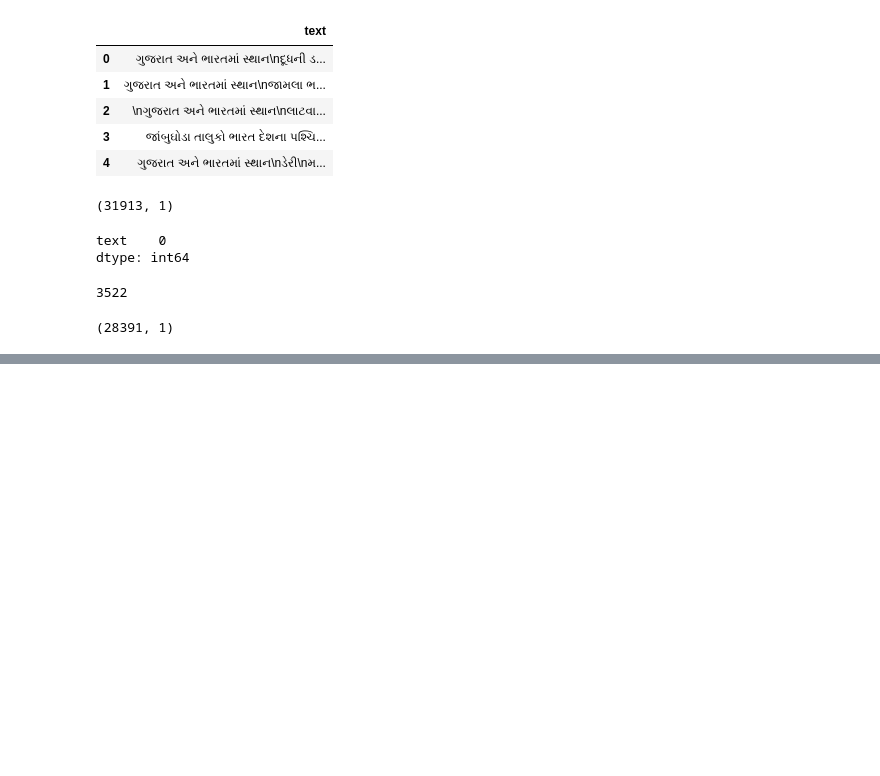
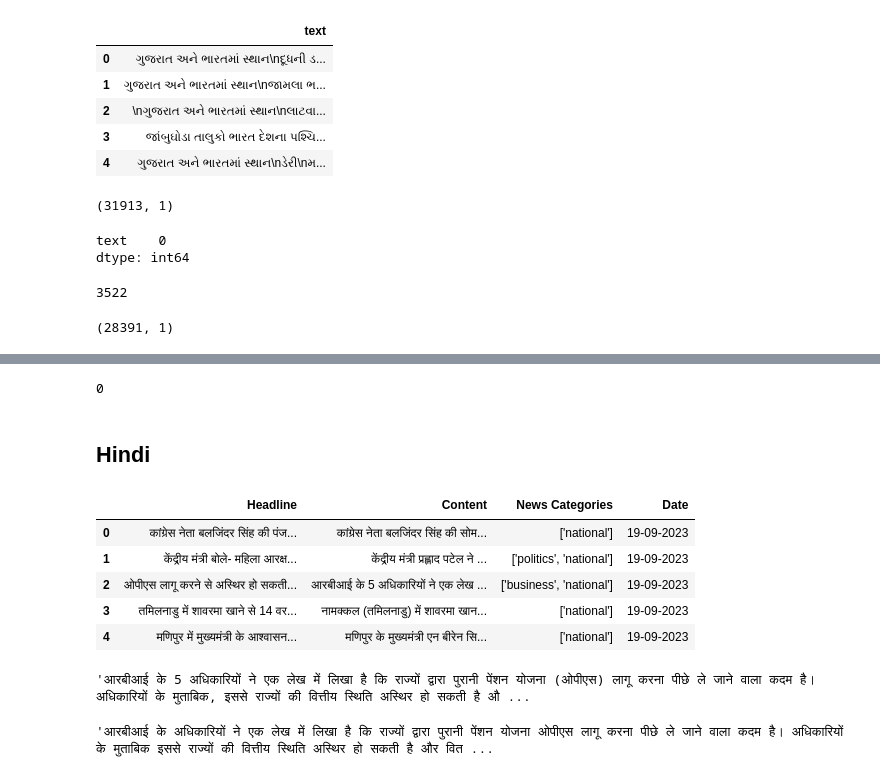
Before and after one commit to pranavagrawal321/Language-Identification, a Jupyter notebook: preprocessing.ipynb, the cells around one changed output, grey strips where cells are left out. Saved outputs shown, nothing was run; the diff lists cells and outputs as text; code cells hidden in the pictures; blank space fills up the shorter version.

```diff
--- a/preprocessing.ipynb
+++ b/preprocessing.ipynb
@@ -766,0 +829,4 @@ data.shape
+# %%
+data.duplicated().sum()
+# %% [output]
+0
@@ -766,0 +835,17 @@ data.shape
+# %% [markdown]
+## Hindi
+# %%
+data = pd.read_csv('datasets/Hindi/hindi_news_dataset.csv')
+# %%
+data.head()
+# %% [output]
+|  | Headline | Content | News Categories | Date |
+| 0 | कांग्रेस नेता बलजिंदर सिंह की पंज... | कांग्रेस नेता बलजिंदर सिंह की सोम... | ['national'] | 19-09-2023 |
+| 1 | केंद्रीय मंत्री बोले- महिला आरक्ष... | केंद्रीय मंत्री प्रह्लाद पटेल ने ... | ['politics', 'national'] | 19-09-2023 |
+| 2 | ओपीएस लागू करने से अस्थिर हो सकती... | आरबीआई के 5 अधिकारियों ने एक लेख ... | ['business', 'national'] | 19-09-2023 |
+| 3 | तमिलनाडु में शावरमा खाने से 14 वर... | नामक्कल (तमिलनाडु) में शावरमा खान... | ['national'] | 19-09-2023 |
+| 4 | मणिपुर में मुख्यमंत्री के आश्वासन... | मणिपुर के मुख्यमंत्री एन बीरेन सि... | ['national'] | 19-09-2023 |
+# %%
+data['Content'].iloc[2]
+# %% [output]
+'आरबीआई के 5 अधिकारियों ने एक लेख में लिखा है कि राज्यों द्वारा पुरानी पेंशन योजना (ओपीएस) लागू करना पीछे ले जाने वाला कदम है। अधिकारियों के मुताबिक, इससे राज्यों की वित्तीय स्थिति अस्थिर हो सकती है औ ...
@@ -766,0 +863,4 @@ data.shape
+# %%
+extract_hindi_text(data['Content'].iloc[2])
+# %% [output]
+'आरबीआई के अधिकारियों ने एक लेख में लिखा है कि राज्यों द्वारा पुरानी पेंशन योजना ओपीएस लागू करना पीछे ले जाने वाला कदम है। अधिकारियों के मुताबिक इससे राज्यों की वित्तीय स्थिति अस्थिर हो सकती है और वित ...
```
Also changed, not shown: parts of 92 cells of this notebook, 1 other file.
